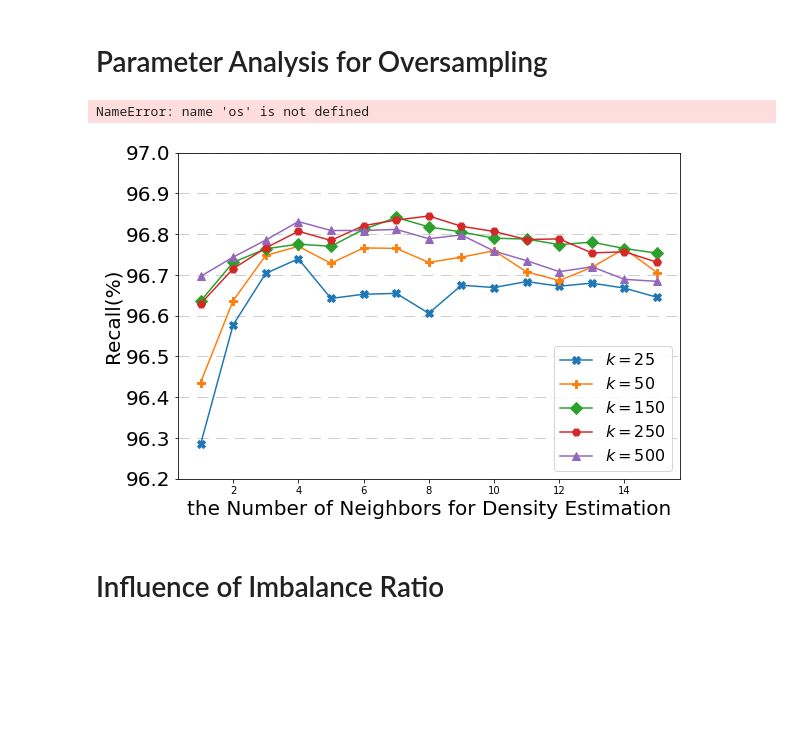
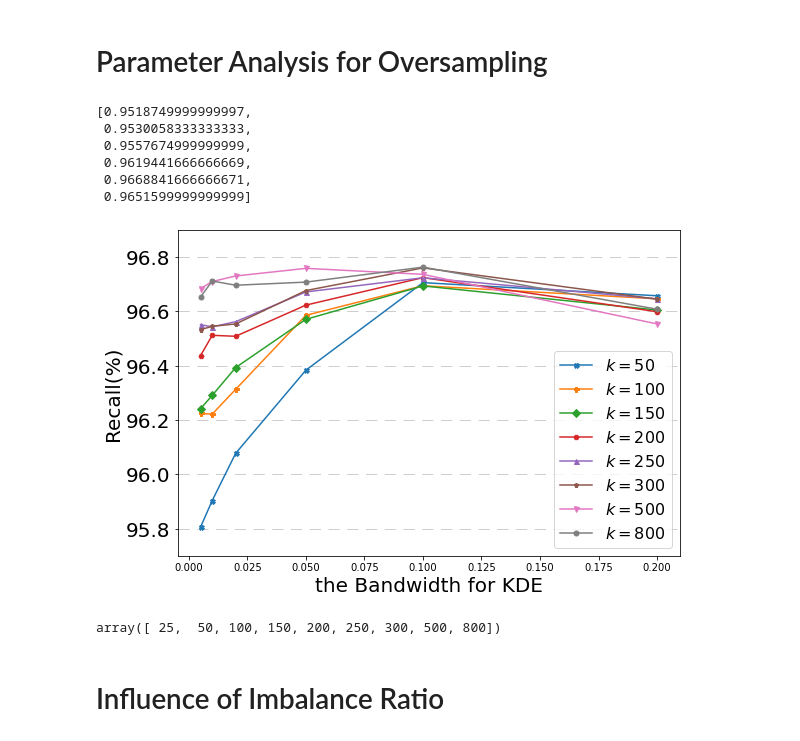
Before and after one commit to Karlmyh/ImbalanceClassification, a Jupyter notebook: plot-Copy1.ipynb, the cells around one changed output. Drawn from its saved outputs; the diff is of its cells as text; code cells hidden in the pictures; blank space fills up the shorter version.

```diff
--- a/plot-Copy1.ipynb
+++ b/plot-Copy1.ipynb
@@ -409,7 +409,7 @@ test_size = 0.3
 
 
 n_neighbors_seq = [  25, 50, 100, 150, 200, 250, 300, 500,800]
-n_neighbors_density_seq = [ 1,2,3,4,5,6,7,8,9,10,11,12,13,14,15]
+h_seq = [ 0.001,0.002,0.005,0.01,0.02,0.05,0.1,0.2,0.5,1]
 
 save_dir = "./result/plot_log/"
 save_name = "log_make_moon.csv"
@@ -430,48 +430,59 @@ for i in range(repeat_times):
         test_size=test_size,
         stratify=y,
         random_state=random_seed)
-    for n_neighbors, n_neighbors_density in product(n_neighbors_seq, n_neighbors_density_seq):
+    for n_neighbors, h in product(n_neighbors_seq, h_seq):
 
-        classifier = OKNN(n_neighbors = n_neighbors, n_neighbors_density = n_neighbors_density)
+        classifier = OKNN(n_neighbors = n_neighbors, h = h)
 
         classifier.fit(train_X, train_y)
         test_y_hat = classifier.predict(test_X)
-        test_recall = (recall_score(test_y, test_y_hat, average='macro') + recall_score(1-test_y, 1-test_y_hat, average='macro'))/2
+        test_recall = recall_score(test_y, test_y_hat, average='macro')
         with open(save_path, 'a') as f:
             f.writelines("{},{},{},{}\n".format(
-                i, n_neighbors, n_neighbors_density, test_recall))
+                i, n_neighbors, h, test_recall))
-# %% [output]
-NameError: name 'os' is not defined
+# %%
+result_recall[n_neighbors].tolist()[2:-2]
+# %% [output]
+[0.9518749999999997,
+ 0.9530058333333333,
+ 0.9557674999999999,
+ 0.9619441666666669,
+ 0.9668841666666671,
+ 0.9651599999999999]
 # %%
 dt = pd.read_csv("./result/plot_log/log_make_moon.csv", header=None)
-dt.columns = ["i", "n_neighbors", "n_neighbors_density", "test_recall"]
+dt.columns = ["i", "n_neighbors", "h", "test_recall"]
 
 n_estimators_seq = np.unique(dt["n_neighbors"])
-n_estimators_density_seq = np.unique(dt["n_neighbors_density"])
-result_recall = dt.groupby(["n_neighbors", "n_neighbors_density"]).mean()["test_recall"]
+n_estimators_density_seq = np.unique(dt["h"])
+result_recall = dt.groupby(["n_neighbors", "h"]).mean()["test_recall"]
 
 marker_seq = ["X", "P", "D", "H", "^", "p", "v", "o"]
 fig = plt.figure(figsize=(9, 6))
-for idx, n_neighbors in enumerate([   25, 50, 150, 250, 500]):
-    plt.plot(result_recall[n_neighbors]*100, label=r"$k={}$".format(n_neighbors), marker=marker_seq[idx], markersize=8)
-plt.ylim(96.2, 97)
+for idx, n_neighbors in enumerate(n_estimators_seq[1:]):
+    plt.plot([0.005,0.01,0.02,0.05,0.1,0.2],(result_recall[n_neighbors]*100).tolist()[2:-2], label=r"$k={}$".format(n_neighbors), marker=marker_seq[idx], markersize=5)
+plt.ylim(95.7, 96.9)
 
-plt.xlabel("the Number of Neighbors for Density Estimation", fontsize=20)
+plt.xlabel("the Bandwidth for KDE", fontsize=20)
 plt.ylabel('Recall(%)', fontsize=20)
 # plt.xticks(ticks=np.arange(0, 22, 2), fontsize=20)
 
 plt.yticks(fontsize=20)
 plt.legend(fontsize=16)
 plt.grid(which='major',
          axis='y',
          linewidth=0.75,
          linestyle='--',
          color='0.75',
          dashes=(15, 10))
 
-plt.savefig("./plot/parameter-k-density.pdf", bbox_inches='tight')
+plt.savefig("./plot/parameter-h-density.pdf", bbox_inches='tight')
 # %% [output]
-[figure, old version]
+[figure, new version]
+# %%
+n_estimators_seq
+# %% [output]
+array([ 25,  50, 100, 150, 200, 250, 300, 500, 800])
 # %% [markdown]
 # Influence of Imbalance Ratio
 # %%
```
Also changed, not shown: parts of 8 cells of this notebook, 45 other files.
